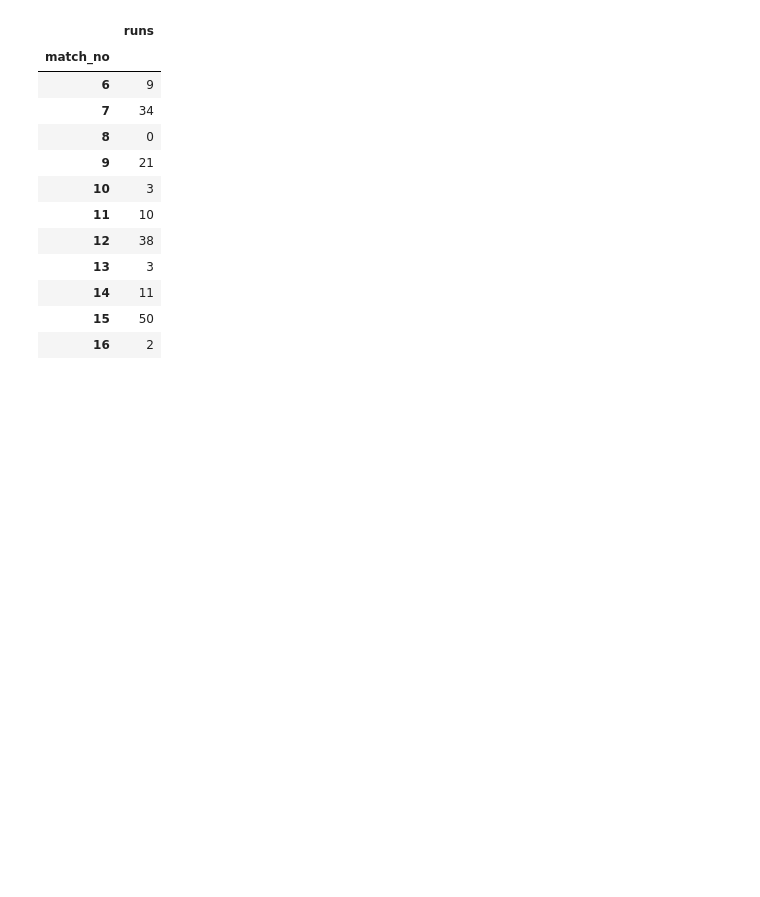
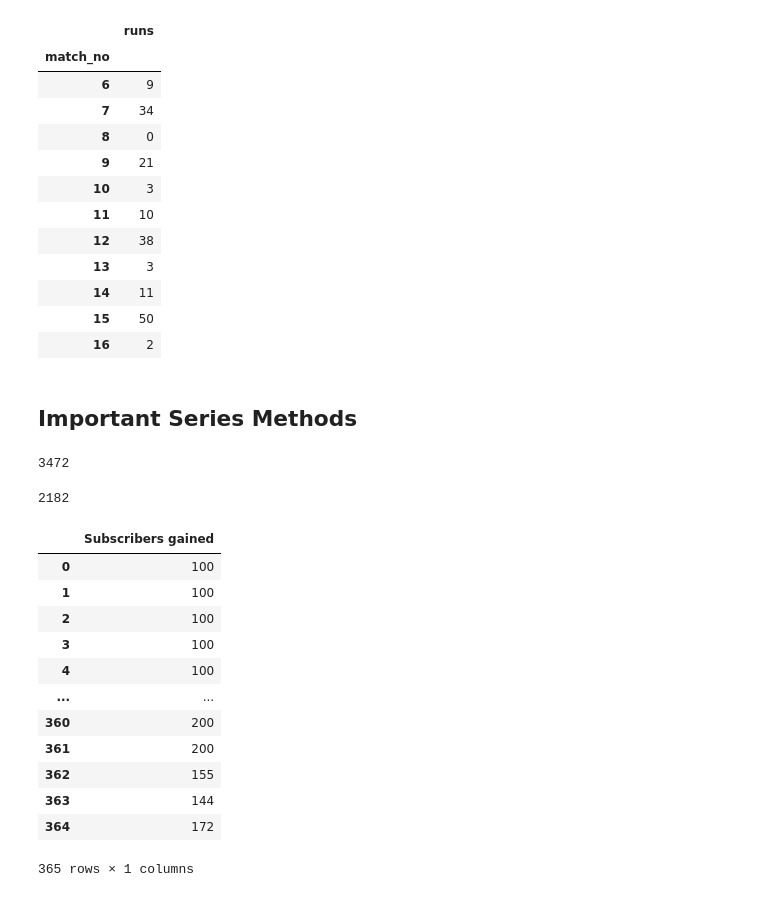
Before and after one commit to tanjim0803/numpy-pandas-matplotlib-seaborn, a Jupyter notebook: 1_pandas_series.ipynb, the cells around one changed output. Drawn from its saved outputs; the diff is of its cells as text; code cells hidden in the pictures; blank space fills up the shorter version.

Commit message:
updated pandas-series-methods

```diff
--- a/1_pandas_series.ipynb
+++ b/1_pandas_series.ipynb
@@ -351,3 +351,15 @@ vk[5:16]
 ## fancy indexing => series[[3,5,6,9]]
 # %%
 ## indexing with labels => movies['Hum Tumhare Hain Sanam']
+# %% [markdown]
+## Important Series Methods
+# %%
+# astype
+import sys
+sys.getsizeof(vk)
+# %% [output]
+3472
+# %%
+sys.getsizeof(vk.astype('int16'))
+# %% [output]
+2182
@@ -353,0 +368,17 @@ vk[5:16]
+# %%
+## clip
+subs.clip(100,200)
+# %% [output]
+|  | Subscribers gained |
+| 0 | 100 |
+| 1 | 100 |
+| 2 | 100 |
+| 3 | 100 |
+| 4 | 100 |
+| ... | ... |
+| 360 | 200 |
+| 361 | 200 |
+| 362 | 155 |
+| 363 | 144 |
+| 364 | 172 |
+365 rows × 1 columns
```
Also changed, not shown: parts of 17 cells of this notebook.
